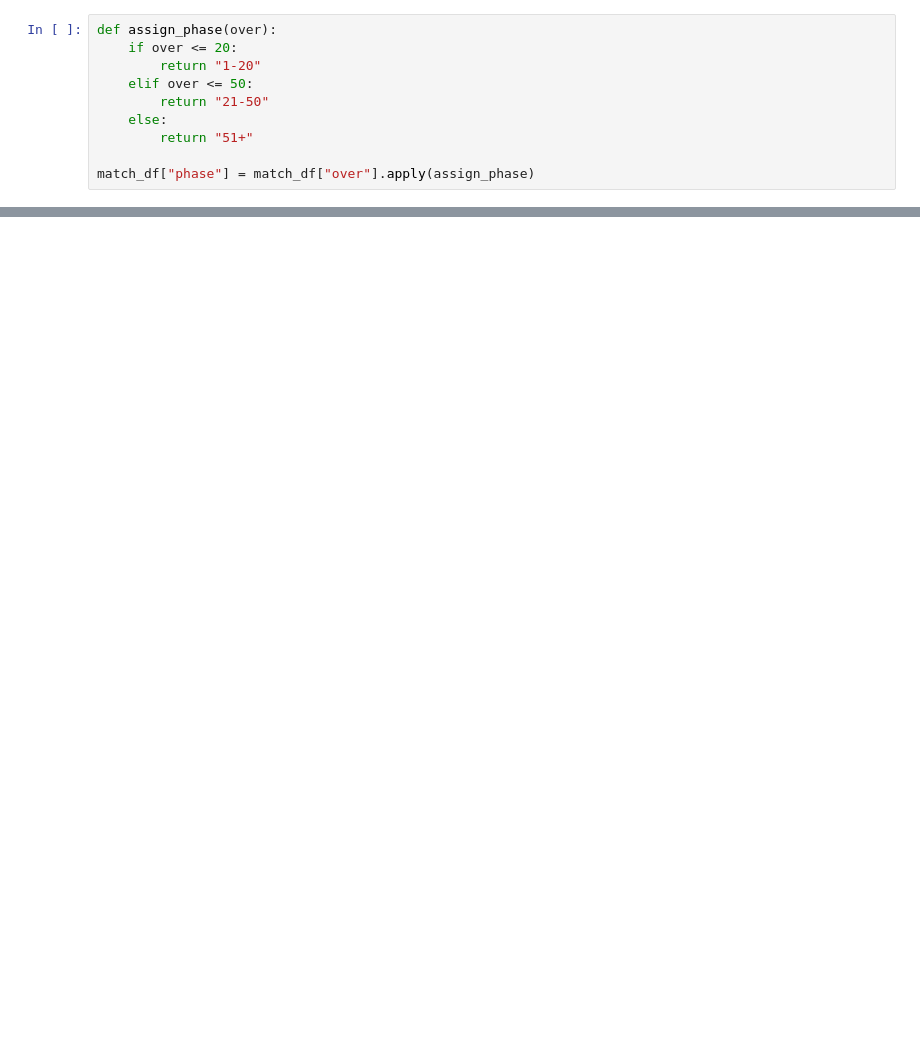
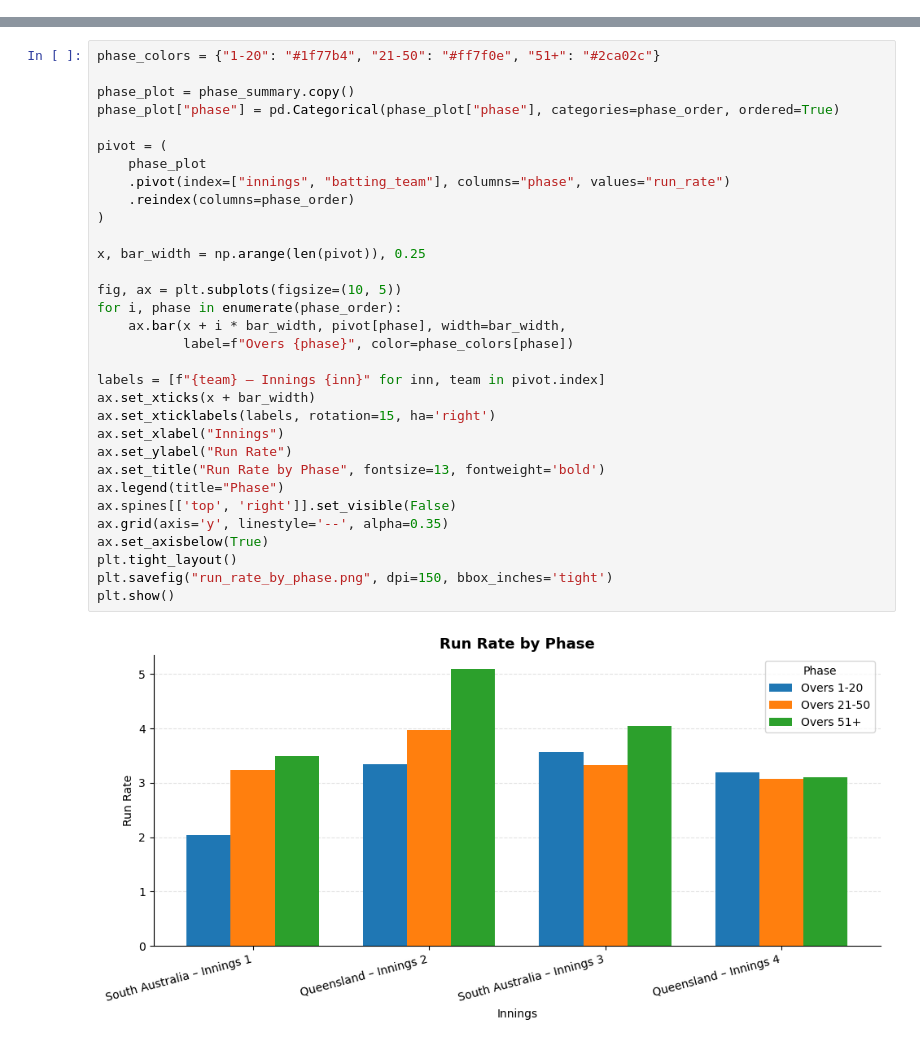
Before and after one commit to Kushgirap/sheffield-shield-performance-analysis, a Jupyter notebook: notebooks/01_match_review_SA_vs_QLD.ipynb, the cells around one changed output, grey strips where cells are left out. Saved outputs shown, nothing was run; the diff lists cells and outputs as text; blank space fills up the shorter version.

Commit message:
Add Tableau dashboards, cleaned notebooks, match reports, updated README and gitignore

```diff
--- a/notebooks/01_match_review_SA_vs_QLD.ipynb
+++ b/notebooks/01_match_review_SA_vs_QLD.ipynb
@@ -75,10 +0,0 @@ The innings are split into three broad phases to capture how scoring tempo and p
-# %%
-def assign_phase(over):
-    if over <= 20:
-        return "1-20"
-    elif over <= 50:
-        return "21-50"
-    else:
-        return "51+"
-
-match_df["phase"] = match_df["over"].apply(assign_phase)
@@ -591,0 +133,34 @@ hunt_vs_bowlers.sort_values("balls", ascending=False)
+# %%
+phase_colors = {"1-20": "#1f77b4", "21-50": "#ff7f0e", "51+": "#2ca02c"}
+
+phase_plot = phase_summary.copy()
+phase_plot["phase"] = pd.Categorical(phase_plot["phase"], categories=phase_order, ordered=True)
+
+pivot = (
+    phase_plot
+    .pivot(index=["innings", "batting_team"], columns="phase", values="run_rate")
+    .reindex(columns=phase_order)
+)
+
+x, bar_width = np.arange(len(pivot)), 0.25
+
+fig, ax = plt.subplots(figsize=(10, 5))
+for i, phase in enumerate(phase_order):
+    ax.bar(x + i * bar_width, pivot[phase], width=bar_width,
+           label=f"Overs {phase}", color=phase_colors[phase])
+
+labels = [f"{team} – Innings {inn}" for inn, team in pivot.index]
+ax.set_xticks(x + bar_width)
+ax.set_xticklabels(labels, rotation=15, ha='right')
+ax.set_xlabel("Innings")
+ax.set_ylabel("Run Rate")
+ax.set_title("Run Rate by Phase", fontsize=13, fontweight='bold')
+ax.legend(title="Phase")
+ax.spines[['top', 'right']].set_visible(False)
+ax.grid(axis='y', linestyle='--', alpha=0.35)
+ax.set_axisbelow(True)
+plt.tight_layout()
+plt.savefig("run_rate_by_phase.png", dpi=150, bbox_inches='tight')
+plt.show()
+# %% [output]
+[figure, added]
```
Also changed, not shown: parts of 46 cells of this notebook, 13 other files.
